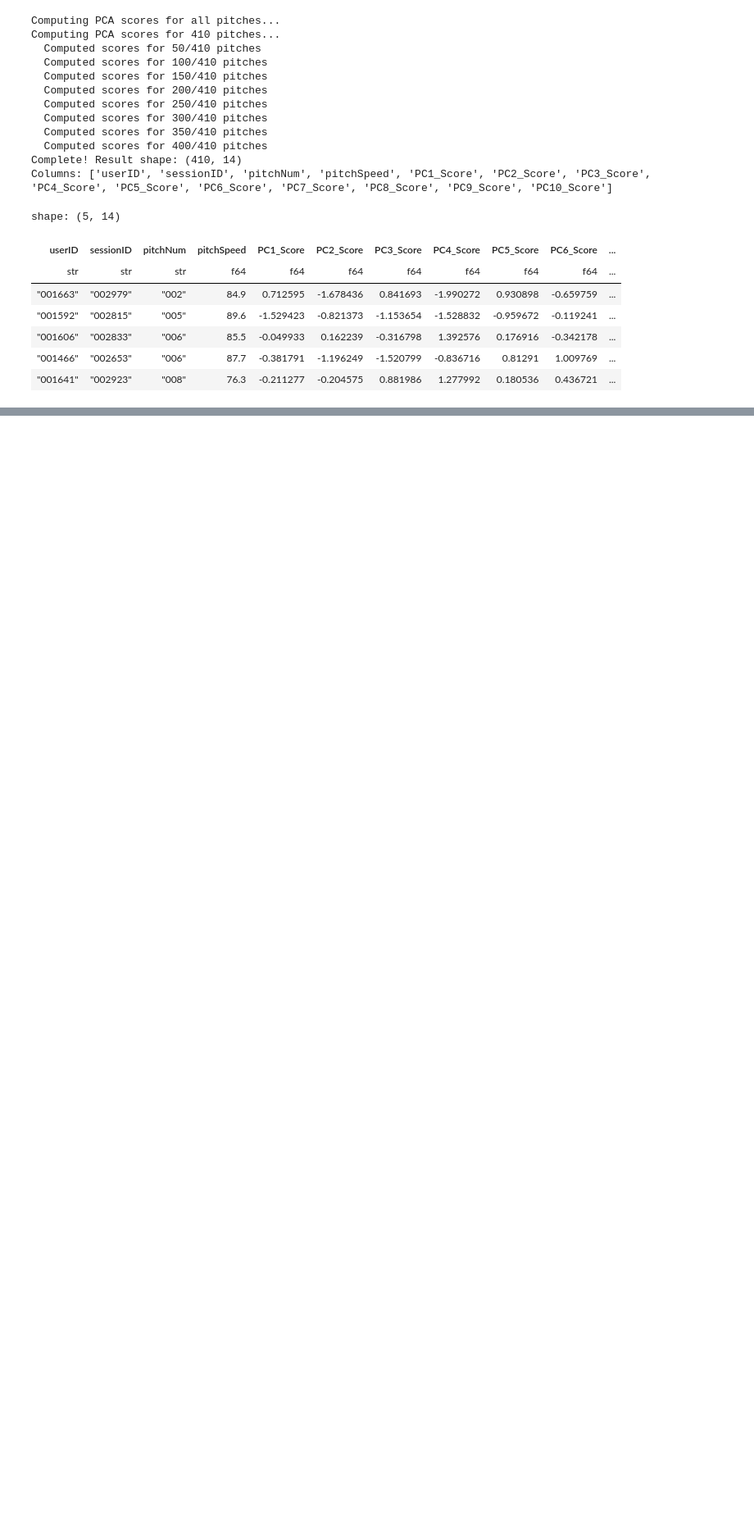
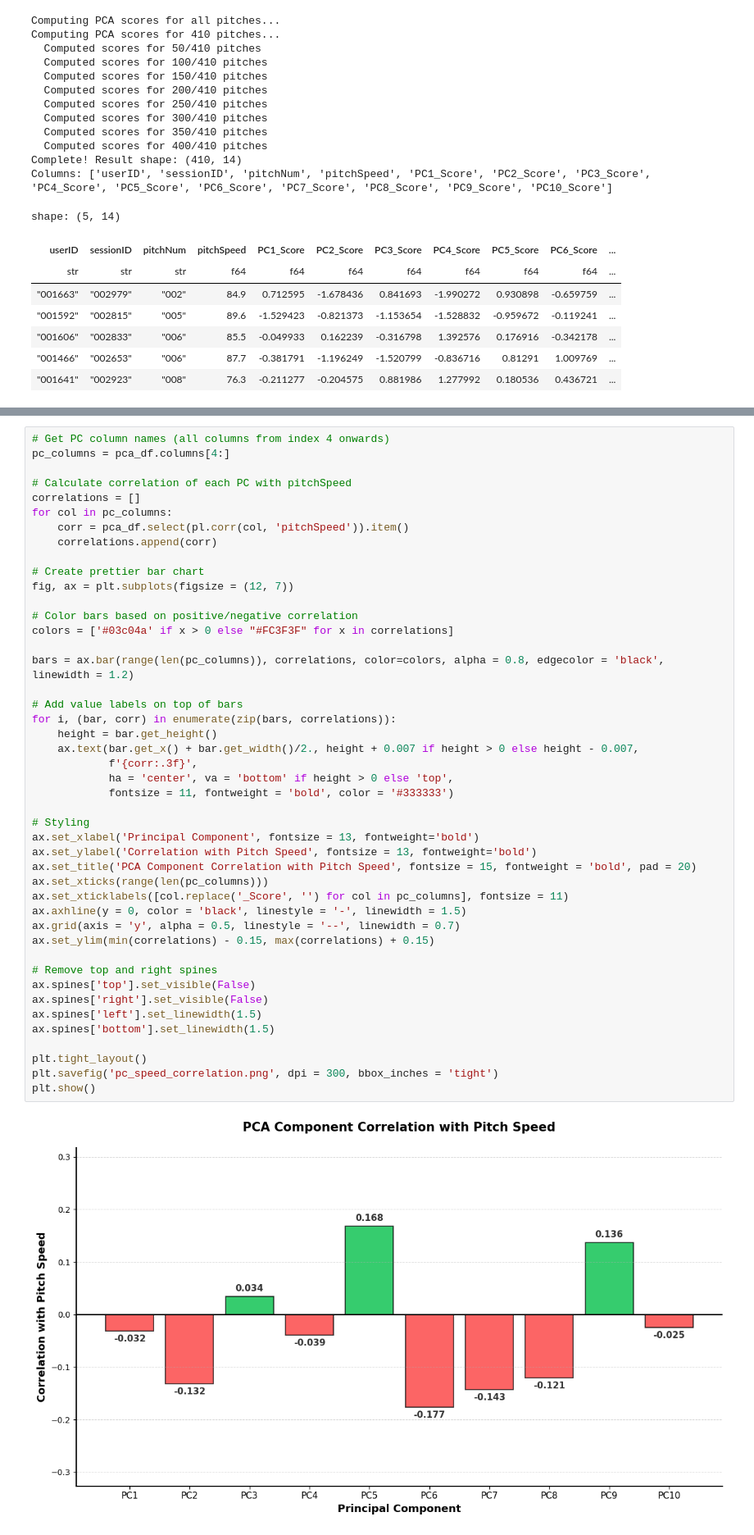
Before and after one commit to brianhockett/baseball-motion-analysis, a Jupyter notebook: pca.ipynb, the cells around one changed output, grey strips where cells are left out. Shown at 82% size. Drawn from its saved outputs; the diff is of its cells as text; blank space fills up the shorter version.

Commit message:
Correlation

```diff
--- a/pca.ipynb
+++ b/pca.ipynb
@@ -321,0 +311,47 @@ shape: (1, 14)
+# %%
+# Get PC column names (all columns from index 4 onwards)
+pc_columns = pca_df.columns[4:]
+
+# Calculate correlation of each PC with pitchSpeed
+correlations = []
+for col in pc_columns:
+    corr = pca_df.select(pl.corr(col, 'pitchSpeed')).item()
+    correlations.append(corr)
+
+# Create prettier bar chart
+fig, ax = plt.subplots(figsize = (12, 7))
+
+# Color bars based on positive/negative correlation
+colors = ['#03c04a' if x > 0 else "#FC3F3F" for x in correlations]
+
+bars = ax.bar(range(len(pc_columns)), correlations, color=colors, alpha = 0.8, edgecolor = 'black', linewidth = 1.2)
+
+# Add value labels on top of bars
+for i, (bar, corr) in enumerate(zip(bars, correlations)):
+    height = bar.get_height()
+    ax.text(bar.get_x() + bar.get_width()/2., height + 0.007 if height > 0 else height - 0.007,
+            f'{corr:.3f}',
+            ha = 'center', va = 'bottom' if height > 0 else 'top',
+            fontsize = 11, fontweight = 'bold', color = '#333333')
+
+# Styling
+ax.set_xlabel('Principal Component', fontsize = 13, fontweight='bold')
+ax.set_ylabel('Correlation with Pitch Speed', fontsize = 13, fontweight='bold')
+ax.set_title('PCA Component Correlation with Pitch Speed', fontsize = 15, fontweight = 'bold', pad = 20)
+ax.set_xticks(range(len(pc_columns)))
+ax.set_xticklabels([col.replace('_Score', '') for col in pc_columns], fontsize = 11)
+ax.axhline(y = 0, color = 'black', linestyle = '-', linewidth = 1.5)
+ax.grid(axis = 'y', alpha = 0.5, linestyle = '--', linewidth = 0.7)
+ax.set_ylim(min(correlations) - 0.15, max(correlations) + 0.15)
+
+# Remove top and right spines
+ax.spines['top'].set_visible(False)
+ax.spines['right'].set_visible(False)
+ax.spines['left'].set_linewidth(1.5)
+ax.spines['bottom'].set_linewidth(1.5)
+
+plt.tight_layout()
+plt.savefig('pc_speed_correlation.png', dpi = 300, bbox_inches = 'tight')
+plt.show()
+# %% [output]
+[figure, added]
```
Also changed, not shown: parts of 3 cells of this notebook, 2 other files.
